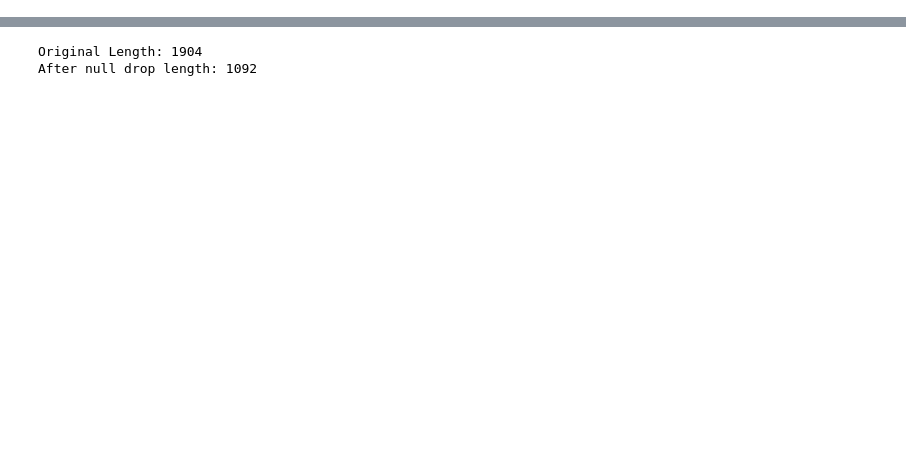
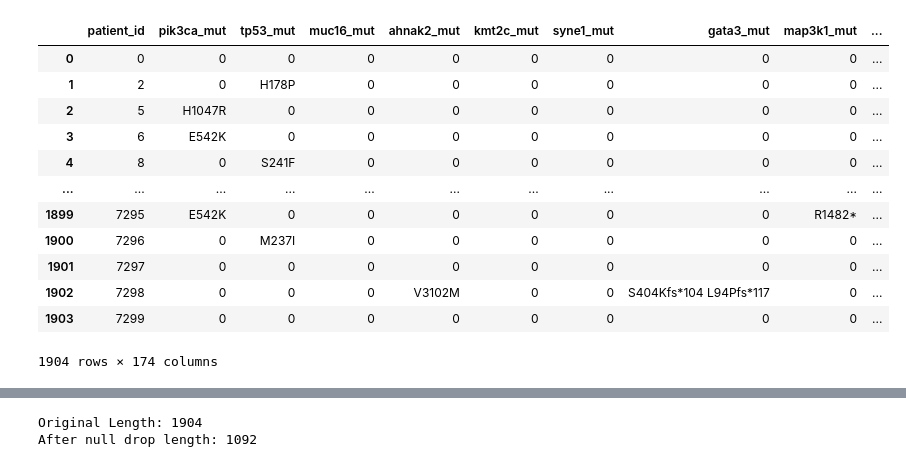
Before and after one commit to diegfernv/breast-cancer-classification, a Jupyter notebook: 1-Data-Preprocessing.ipynb, the cells around one changed output, grey strips where cells are left out. Cells and saved outputs as stored; diff of their text form; code cells hidden in the pictures; blank space fills up the shorter version.

```diff
--- a/1-Data-Preprocessing.ipynb
+++ b/1-Data-Preprocessing.ipynb
@@ -30,0 +188,3 @@ Name: count, dtype: int64
+# %%
+mut_cols = [col for col in df.columns if "_mut" in col]
+mut_cols
@@ -30,0 +209,17 @@ Name: count, dtype: int64
+# %%
+mut_df = df[["patient_id"] + mut_cols]
+mut_df
+# %% [output]
+|  | patient_id | pik3ca_mut | tp53_mut | muc16_mut | ahnak2_mut | kmt2c_mut | syne1_mut | gata3_mut | map3k1_mut | ... |
+| 0 | 0 | 0 | 0 | 0 | 0 | 0 | 0 | 0 | 0 | ... |
+| 1 | 2 | 0 | H178P | 0 | 0 | 0 | 0 | 0 | 0 | ... |
+| 2 | 5 | H1047R | 0 | 0 | 0 | 0 | 0 | 0 | 0 | ... |
+| 3 | 6 | E542K | 0 | 0 | 0 | 0 | 0 | 0 | 0 | ... |
+| 4 | 8 | 0 | S241F | 0 | 0 | 0 | 0 | 0 | 0 | ... |
+| ... | ... | ... | ... | ... | ... | ... | ... | ... | ... | ... |
+| 1899 | 7295 | E542K | 0 | 0 | 0 | 0 | 0 | 0 | R1482* | ... |
+| 1900 | 7296 | 0 | M237I | 0 | 0 | 0 | 0 | 0 | 0 | ... |
+| 1901 | 7297 | 0 | 0 | 0 | 0 | 0 | 0 | 0 | 0 | ... |
+| 1902 | 7298 | 0 | 0 | 0 | V3102M | 0 | 0 | S404Kfs*104 L94Pfs*117 | 0 | ... |
+| 1903 | 7299 | 0 | 0 | 0 | 0 | 0 | 0 | 0 | 0 | ... |
+1904 rows × 174 columns
```
Also changed, not shown: parts of 46 cells of this notebook, 4 other files.
